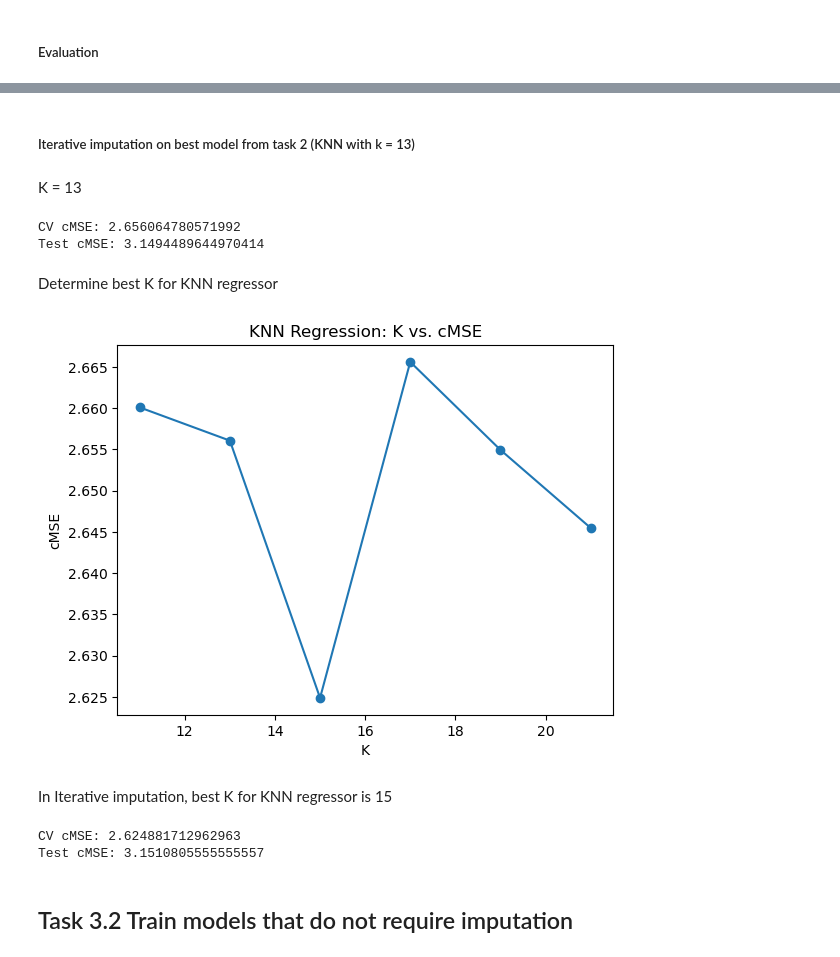
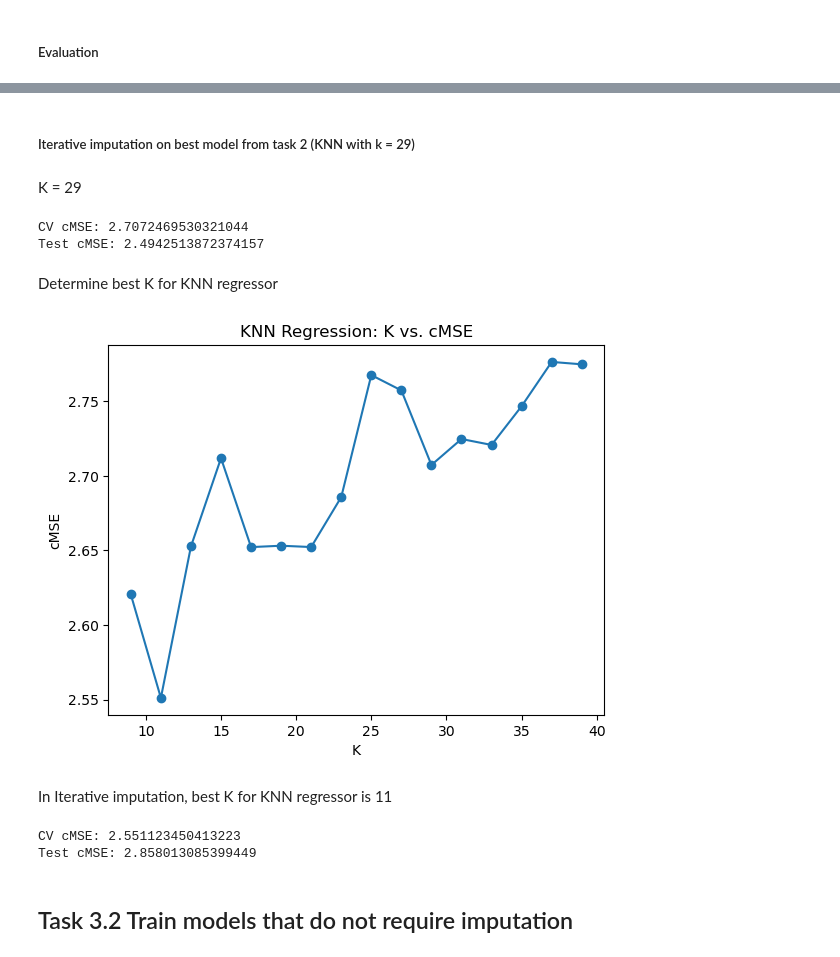
Before and after one commit to RenatoViola/AA_Assignment_2, a Jupyter notebook: Code/task_3.ipynb, the cells around one changed output, grey strips where cells are left out. Saved outputs shown, nothing was run; the diff lists cells and outputs as text; code cells hidden in the pictures.

```diff
--- a/Code/task_3.ipynb
+++ b/Code/task_3.ipynb
@@ -237,7 +218,7 @@ Test cMSE: 3.1593325095386753
 # %% [markdown]
 ##### Find best K for KNN imputer with cross validation
 # %%
-k_values = [3, 5, 7, 9, 11, 13]
+k_values = [3, 5, 7, 9, 11, 13, 15, 17, 19, 21, 23, 25, 27, 29, 31]
 knn_scores = []
 
 for k in k_values:
@@ -265,4 +246,4 @@ K = 13
 # %%
-knn_reg = make_pipeline(StandardScaler(), KNeighborsRegressor(n_neighbors=13))
-imp_knn_model_knn, imp_knn_cmse_knn = evaluate_imputation(X, y, c, model=knn_reg, method='knn', n_neighbors=9)
+knn_reg = make_pipeline(StandardScaler(), KNeighborsRegressor(n_neighbors=29))
+imp_knn_model_knn, imp_knn_cmse_knn = evaluate_imputation(X, y, c, model=knn_reg, method='knn', n_neighbors=19)
 # %% [output]
@@ -271,12 +252,12 @@ Test cMSE: 2.9763387573964493
 # %% [markdown]
 Determine the best K for the KNN regressor
 # %%
-k_values = [29, 31, 33, 35, 37, 39]
+k_values = [7, 9, 11, 13, 15, 17, 19, 21, 22, 23, 25, 27, 29, 31, 33]
 knn_scores = []
 
 for k in k_values:
     knn_reg = make_pipeline(StandardScaler(), KNeighborsRegressor(n_neighbors=k))
-    imp_knn_model, imp_knn_cmse = evaluate_imputation(X, y, c, model=knn_reg, method='knn', n_neighbors=9, show_cmse=False, show_plot=False)
+    imp_knn_model, imp_knn_cmse = evaluate_imputation(X, y, c, model=knn_reg, method='knn', n_neighbors=19, show_cmse=False, show_plot=False)
     knn_scores.append(imp_knn_cmse)
 
 plt.plot(k_values, knn_scores, marker='o')
@@ -306,39 +287,39 @@ Test cMSE: 2.9327982762407196
 # %% [markdown]
-##### Iterative imputation on best model from task 2 (KNN with k = 13)
+##### Iterative imputation on best model from task 2 (KNN with k = 29)
 # %% [markdown]
-K = 13
+K = 29
 # %%
-knn_reg = make_pipeline(StandardScaler(), KNeighborsRegressor(n_neighbors=13))
+knn_reg = make_pipeline(StandardScaler(), KNeighborsRegressor(n_neighbors=29))
 imp_iterative_model_knn, imp_iterative_cmse_knn = evaluate_imputation(X, y, c, model=knn_reg, method='iterative')
 # %% [output]
-CV cMSE: 2.656064780571992
-Test cMSE: 3.1494489644970414
+CV cMSE: 2.7072469530321044
+Test cMSE: 2.4942513872374157
 # %% [markdown]
 Determine best K for KNN regressor
 # %%
-k_values = [11, 13, 15, 17, 19, 21]
+k_values = [9, 11, 13, 15, 17, 19, 21, 23, 25, 27, 29, 31, 33, 35, 37, 39]
 knn_scores = []
 
 for k in k_values:
     knn_reg = make_pipeline(StandardScaler(), KNeighborsRegressor(n_neighbors=k))
     imp_knn_model, imp_knn_cmse = evaluate_imputation(X, y, c, model=knn_reg, method='iterative', show_cmse=False)
     knn_scores.append(imp_knn_cmse)
 
 plt.plot(k_values, knn_scores, marker='o')
 plt.xlabel("K")
 plt.ylabel("cMSE")
 plt.title("KNN Regression: K vs. cMSE")
 plt.show()
 # %% [output]
-[figure, old version]
+[figure, new version]
 # %% [markdown]
-In Iterative imputation, best K for KNN regressor is 15
+In Iterative imputation, best K for KNN regressor is 11
 # %%
-knn_reg = make_pipeline(StandardScaler(), KNeighborsRegressor(n_neighbors=15))
+knn_reg = make_pipeline(StandardScaler(), KNeighborsRegressor(n_neighbors=11))
 imp_iterative_model_knn, imp_iterative_cmse_knn = evaluate_imputation(X, y, c, model=knn_reg, method='iterative')
 # %% [output]
-CV cMSE: 2.624881712962963
-Test cMSE: 3.1510805555555557
+CV cMSE: 2.551123450413223
+Test cMSE: 2.858013085399449
 # %% [markdown]
 ## Task 3.2 Train models that do not require imputation
 # %% [markdown]
```
Also changed, not shown: parts of 23 cells of this notebook, 2 other files.
